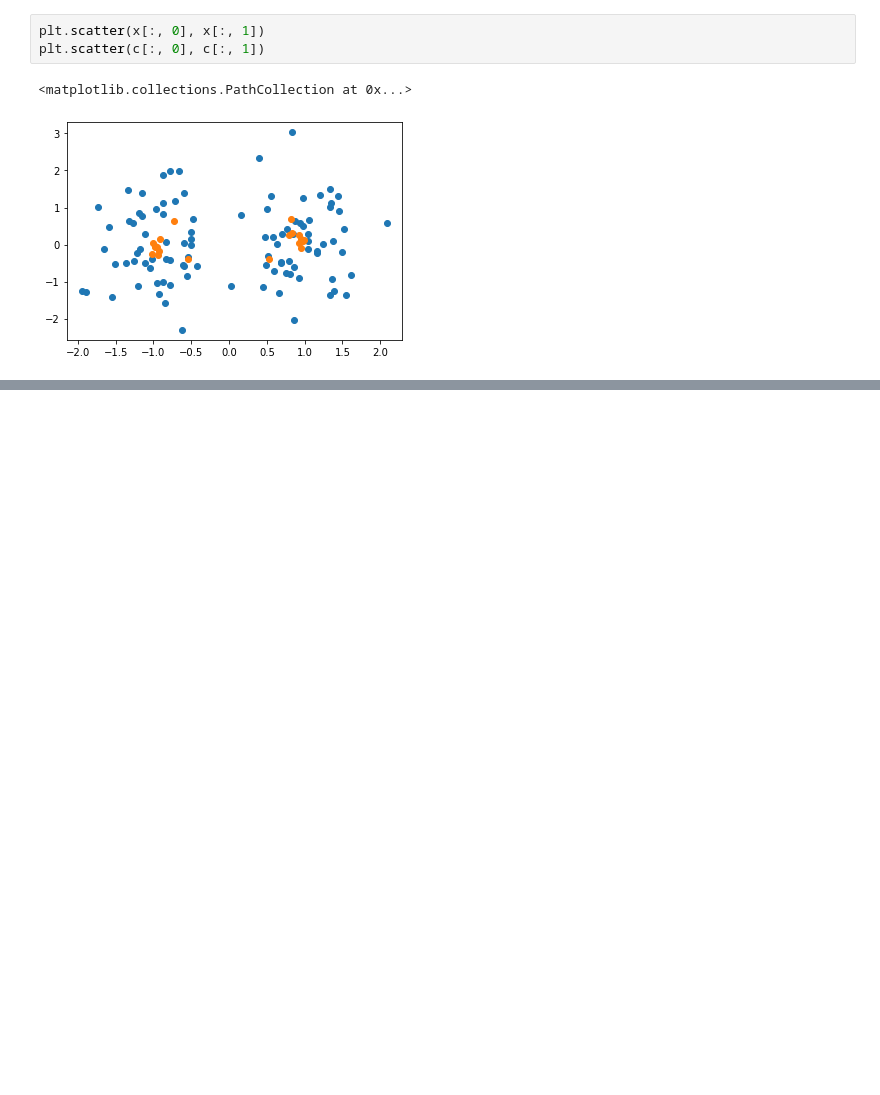
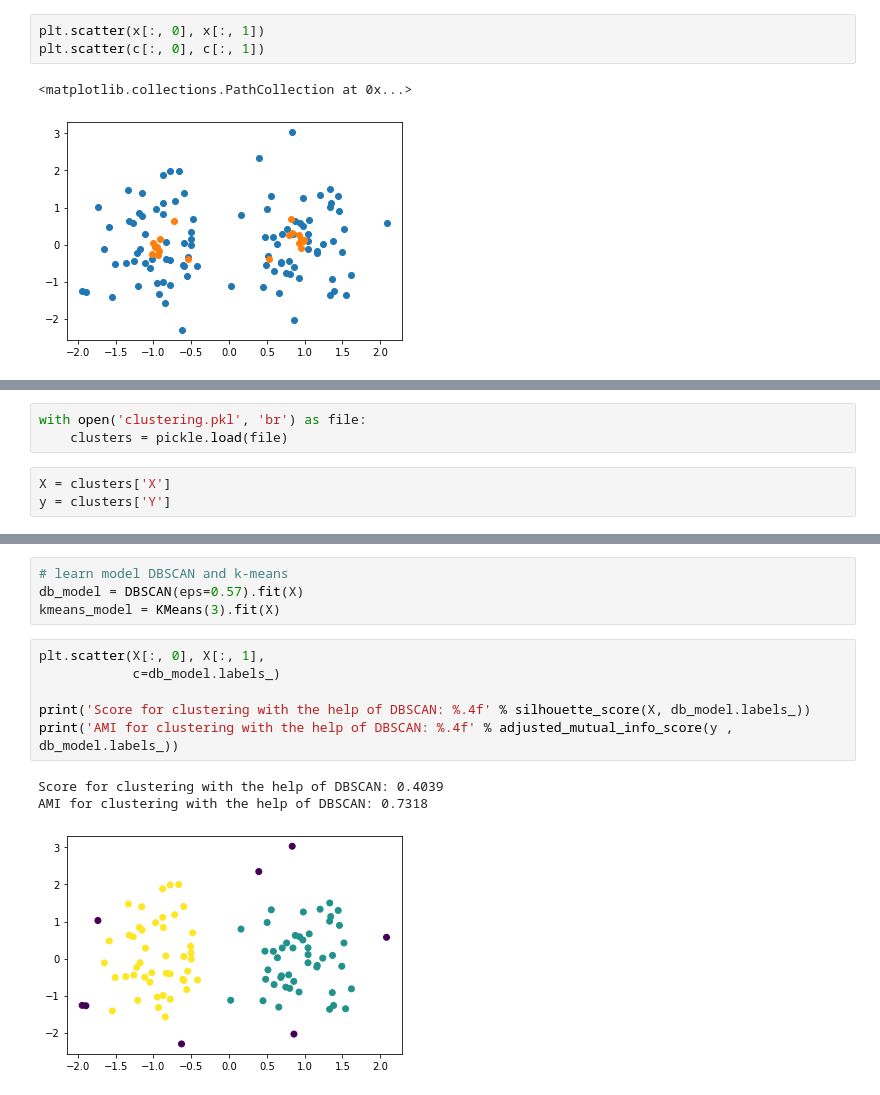
Before and after one commit to Stynic/train_ml_math, a Jupyter notebook: ml/low_level/module_7/notebook_7.ipynb, the cells around one changed output, grey strips where cells are left out. Saved outputs shown, nothing was run; the diff lists cells and outputs as text; blank space fills up the shorter version.

Commit message:
worked with metrics in task of clusterization
worked with metrics in task of clusterization  for example ami and silhouette score

```diff
--- a/ml/low_level/module_7/notebook_7.ipynb
+++ b/ml/low_level/module_7/notebook_7.ipynb
@@ -131,0 +143,6 @@ plt.scatter(c[:, 0], c[:, 1])
+# %%
+with open('clustering.pkl', 'br') as file:
+    clusters = pickle.load(file)
+# %%
+X = clusters['X']
+y = clusters['Y']
@@ -131,0 +155,14 @@ plt.scatter(c[:, 0], c[:, 1])
+# %%
+# learn model DBSCAN and k-means
+db_model = DBSCAN(eps=0.57).fit(X)
+kmeans_model = KMeans(3).fit(X)
+# %%
+plt.scatter(X[:, 0], X[:, 1],
+            c=db_model.labels_)
+
+print('Score for clustering with the help of DBSCAN: %.4f' % silhouette_score(X, db_model.labels_))
+print('AMI for clustering with the help of DBSCAN: %.4f' % adjusted_mutual_info_score(y , db_model.labels_))
+# %% [output]
+Score for clustering with the help of DBSCAN: 0.4039
+AMI for clustering with the help of DBSCAN: 0.7318
+[figure, added]
```
Also changed, not shown: parts of 5 cells of this notebook.
